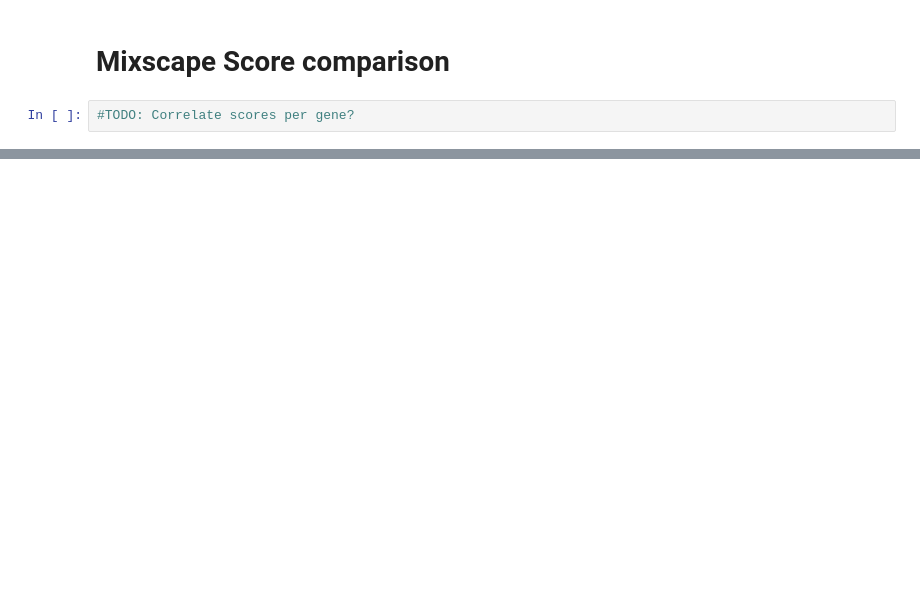
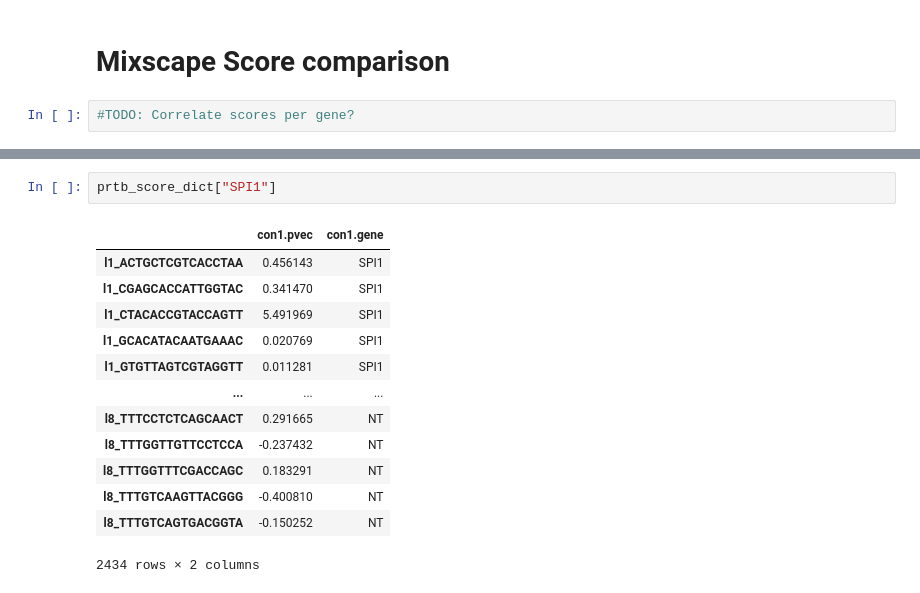
Before and after one commit to theislab/pertpy-reproducibility, a Jupyter notebook: benchmark/Mixscape/mixscape_results_comparison.ipynb, the cells around one changed output, grey strips where cells are left out. Cells and saved outputs as stored; diff of their text form; blank space fills up the shorter version.

```diff
--- a/benchmark/Mixscape/mixscape_results_comparison.ipynb
+++ b/benchmark/Mixscape/mixscape_results_comparison.ipynb
@@ -25,0 +104,16 @@ adata_original
+# %%
+prtb_score_dict["SPI1"]
+# %% [output]
+|  | con1.pvec | con1.gene |
+| l1_ACTGCTCGTCACCTAA | 0.456143 | SPI1 |
+| l1_CGAGCACCATTGGTAC | 0.341470 | SPI1 |
+| l1_CTACACCGTACCAGTT | 5.491969 | SPI1 |
+| l1_GCACATACAATGAAAC | 0.020769 | SPI1 |
+| l1_GTGTTAGTCGTAGGTT | 0.011281 | SPI1 |
+| ... | ... | ... |
+| l8_TTTCCTCTCAGCAACT | 0.291665 | NT |
+| l8_TTTGGTTGTTCCTCCA | -0.237432 | NT |
+| l8_TTTGGTTTCGACCAGC | 0.183291 | NT |
+| l8_TTTGTCAAGTTACGGG | -0.400810 | NT |
+| l8_TTTGTCAGTGACGGTA | -0.150252 | NT |
+2434 rows × 2 columns
```
Also changed, not shown: parts of 11 cells of this notebook, 1 other file.
